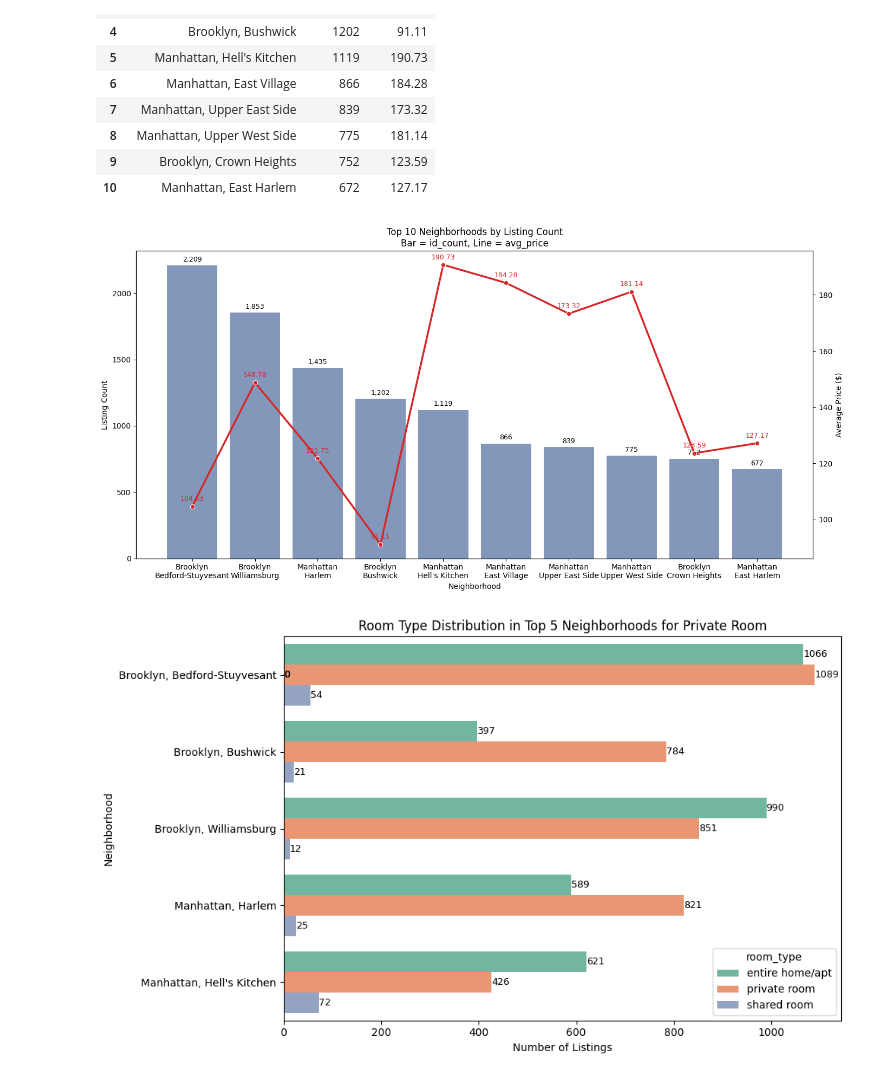
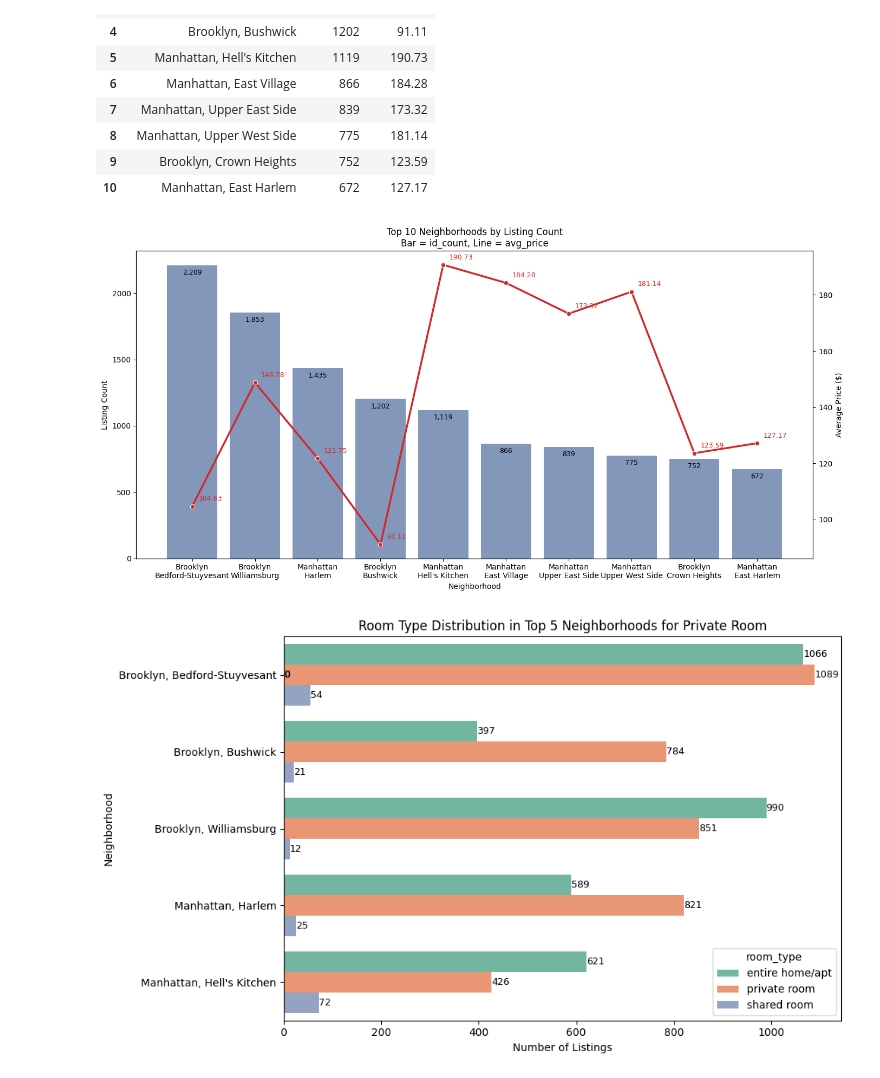
Before and after one commit to annehtran/anhtran-portfolio, a Jupyter notebook: Python Projects/Data Importing and Cleaning/Exploring Airbnb Market Trends_script.ipynb, the cells around one changed output. Cells and saved outputs as stored; diff of their text form; code cells hidden in the pictures.

```diff
--- a/Python Projects/Data Importing and Cleaning/Exploring Airbnb Market Trends_script.ipynb
+++ b/Python Projects/Data Importing and Cleaning/Exploring Airbnb Market Trends_script.ipynb
@@ -239,9 +239,6 @@ top10_by_nbhood.head(10)
 | 9 | Brooklyn, Crown Heights | 752 | 123.59 |
 | 10 | Manhattan, East Harlem | 672 | 127.17 |
 # %%
-import matplotlib.pyplot as plt
-import seaborn as sns
-
 # Sort by id_count (descending)
 df_plot = top10_by_nbhood.head(10).sort_values("id_count", ascending=False)
 
@@ -263,7 +260,7 @@ ax = sns.barplot(
 for i, v in enumerate(df_plot["id_count"]):
     ax.text(
         i,
-        v + 30,
+        v - 70,
         f"{v:,}",
         ha="center",
         fontsize=9,
@@ -275,37 +272,37 @@ ax2 = ax.twinx()
 sns.lineplot(
     data=df_plot,
     x="label",
     y="avg_price",
     marker="o",
     linewidth=2.5,
     color="#D62728",
     ax=ax2
 )
 
 # Add avg_price labels above line points
 for i in range(len(df_plot)):
     ax2.text(
-        i,
-        df_plot["avg_price"].iloc[i] + 2,
+        i + 0.1,    #shift slightly to the right
+        df_plot["avg_price"].iloc[i] + 2,   #shift upward
         f"{df_plot['avg_price'].iloc[i]:.2f}",
-        ha="center",
+        ha="left",  #align text to the right of the point
         fontsize=9,
         color="#D62728"
     )
 
 # Smaller font for labels
 plt.xticks(fontsize=8)
 
 # Titles and labels
 ax.set_title("Top 10 Neighborhoods by Listing Count\nBar = id_count, Line = avg_price")
 ax.set_xlabel("Neighborhood")
 ax.set_ylabel("Listing Count")
 ax2.set_ylabel("Average Price ($)")
 
 plt.tight_layout()
 plt.show()
 # %% [output]
-[figure, old version]
+[figure, new version]
 # %%
 location_counts = (
     merged_df.groupby(["room_type", "nbhood_full"])
```
Also changed, not shown: 4 other files.
